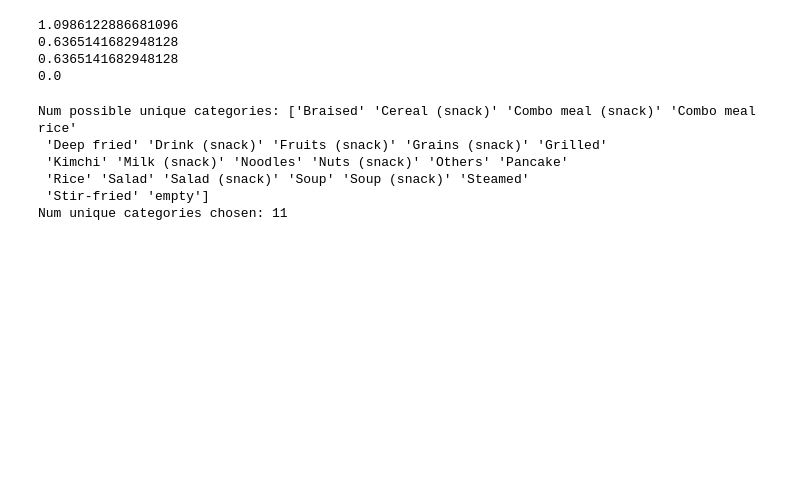
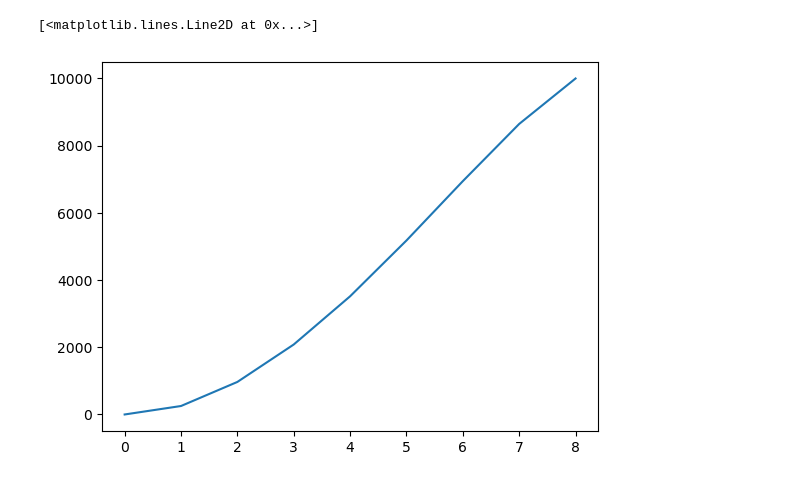
Before and after one commit to lurosenb/five_jelly_donuts, a Jupyter notebook: heuristic_ppo_agent.ipynb, the cells around one changed output. Cells and saved outputs as stored; diff of their text form; code cells hidden in the pictures; blank space fills up the shorter version.

```diff
--- a/heuristic_ppo_agent.ipynb
+++ b/heuristic_ppo_agent.ipynb
@@ -189,38 +202,25 @@ Reward: 815.7544892905793
 # %%
 from collections import Counter
 from scipy import stats
 
 def entropy_of_sequence(input_list):
     # get counts
     count_data = list(Counter(input_list).values())
 
     # get entropy from counts
     entropy = stats.entropy(count_data)
 
     return entropy
 
-print(entropy_of_sequence([1,2,3]))
-print(entropy_of_sequence([1,1,2]))
-print(entropy_of_sequence([2,1,1]))
-print(entropy_of_sequence([1,1,1]))
+sequence = np.ones(shape=num_meals)
+reward_list = []
+max_entropy = entropy_of_sequence(list(range(num_meals)))
+for num_unique in range(num_meals):
+    sequence_to_test = list(range(num_unique)) + [-1] * (num_meals - num_unique)
+    entropy_fraction = entropy_of_sequence(sequence_to_test) / max_entropy
+    reward = (100 * entropy_fraction)**2
+    reward_list.append(reward)
+plt.plot(reward_list)
 # %% [output]
-1.0986122886681096
-0.6365141682948128
-0.6365141682948128
-0.0
+[<matplotlib.lines.Line2D at 0x...>]
+[figure, added]
-# %%
-obs = env.reset()
-for _ in range(num_meals):
-  action, _ = model.predict(obs)
-  obs, rewards, done, info = env.step(action)
-  action, _ = model.predict(obs)
-num_unique_categories_chosen = len(np.unique(env.category_history))
-print(f'Num possible unique categories: {env.unique_meal_categories}')
-print(f'Num unique categories chosen: {num_unique_categories_chosen}')
-# %% [output]
-Num possible unique categories: ['Braised' 'Cereal (snack)' 'Combo meal (snack)' 'Combo meal rice'
- 'Deep fried' 'Drink (snack)' 'Fruits (snack)' 'Grains (snack)' 'Grilled'
- 'Kimchi' 'Milk (snack)' 'Noodles' 'Nuts (snack)' 'Others' 'Pancake'
- 'Rice' 'Salad' 'Salad (snack)' 'Soup' 'Soup (snack)' 'Steamed'
- 'Stir-fried' 'empty']
-Num unique categories chosen: 11
```
Also changed, not shown: parts of 4 cells of this notebook, 2 other files.
